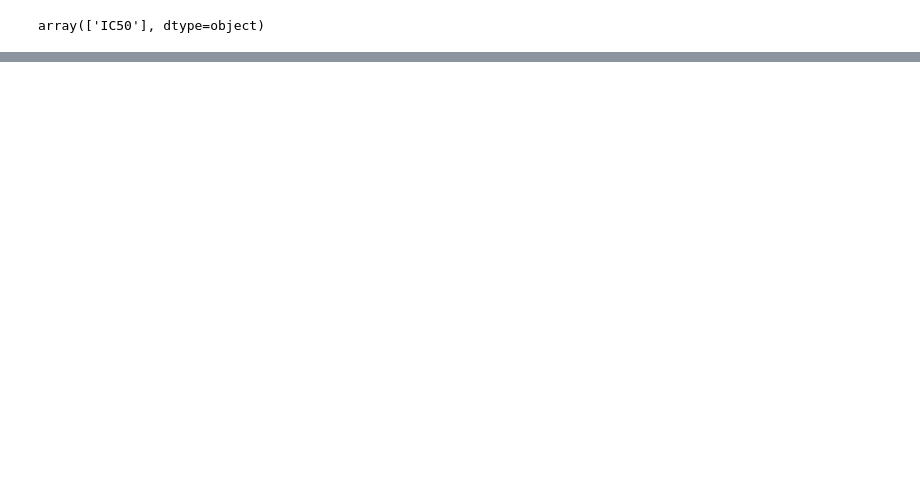
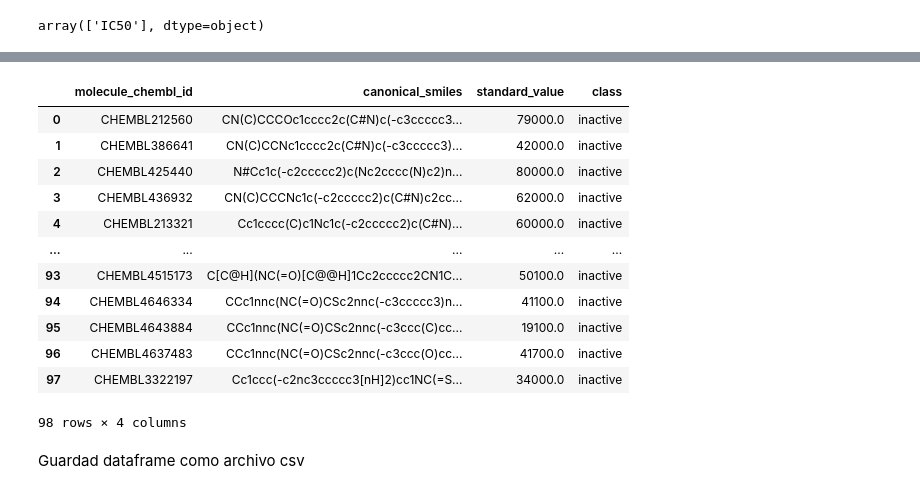
Before and after one commit to rromerov/Proyecto_Integrador, a Jupyter notebook: main.ipynb, the cells around one changed output, grey strips where cells are left out. Drawn from its saved outputs; the diff is of its cells as text; code cells hidden in the pictures; blank space fills up the shorter version.

Commit message:
Add preprocessing process for data

```diff
--- a/main.ipynb
+++ b/main.ipynb
@@ -95,0 +252,33 @@ array(['IC50'], dtype=object)
+# %%
+# Leer csv con datos preprocesados
+df4 = pd.read_csv('/content/drive/My Drive/Colab Notebooks/data/bioactivity_data_preprocessed.csv')
+# %%
+bioactivity_threshold = []
+for i in df4.standard_value:
+  if float(i) >= 10000:
+    bioactivity_threshold.append("inactive")
+  elif float(i) <= 1000:
+    bioactivity_threshold.append("active")
+  else:
+    bioactivity_threshold.append("intermediate")
+# %%
+# Concatenar lista generada como una serie de pandas y agregarla al df
+bioactivity_class = pd.Series(bioactivity_threshold, name='class')
+df5 = pd.concat([df4, bioactivity_class], axis=1)
+df5
+# %% [output]
+|  | molecule_chembl_id | canonical_smiles | standard_value | class |
+| 0 | CHEMBL212560 | CN(C)CCCOc1cccc2c(C#N)c(-c3ccccc3... | 79000.0 | inactive |
+| 1 | CHEMBL386641 | CN(C)CCNc1cccc2c(C#N)c(-c3ccccc3)... | 42000.0 | inactive |
+| 2 | CHEMBL425440 | N#Cc1c(-c2ccccc2)c(Nc2cccc(N)c2)n... | 80000.0 | inactive |
+| 3 | CHEMBL436932 | CN(C)CCCNc1c(-c2ccccc2)c(C#N)c2cc... | 62000.0 | inactive |
+| 4 | CHEMBL213321 | Cc1cccc(C)c1Nc1c(-c2ccccc2)c(C#N)... | 60000.0 | inactive |
+| ... | ... | ... | ... | ... |
+| 93 | CHEMBL4515173 | C[C@H](NC(=O)[C@@H]1Cc2ccccc2CN1C... | 50100.0 | inactive |
+| 94 | CHEMBL4646334 | CCc1nnc(NC(=O)CSc2nnc(-c3ccccc3)n... | 41100.0 | inactive |
+| 95 | CHEMBL4643884 | CCc1nnc(NC(=O)CSc2nnc(-c3ccc(C)cc... | 19100.0 | inactive |
+| 96 | CHEMBL4637483 | CCc1nnc(NC(=O)CSc2nnc(-c3ccc(O)cc... | 41700.0 | inactive |
+| 97 | CHEMBL3322197 | Cc1ccc(-c2nc3ccccc3[nH]2)cc1NC(=S... | 34000.0 | inactive |
+98 rows × 4 columns
+# %% [markdown]
+Guardad dataframe como archivo csv
```
Also changed, not shown: parts of 27 cells of this notebook.
